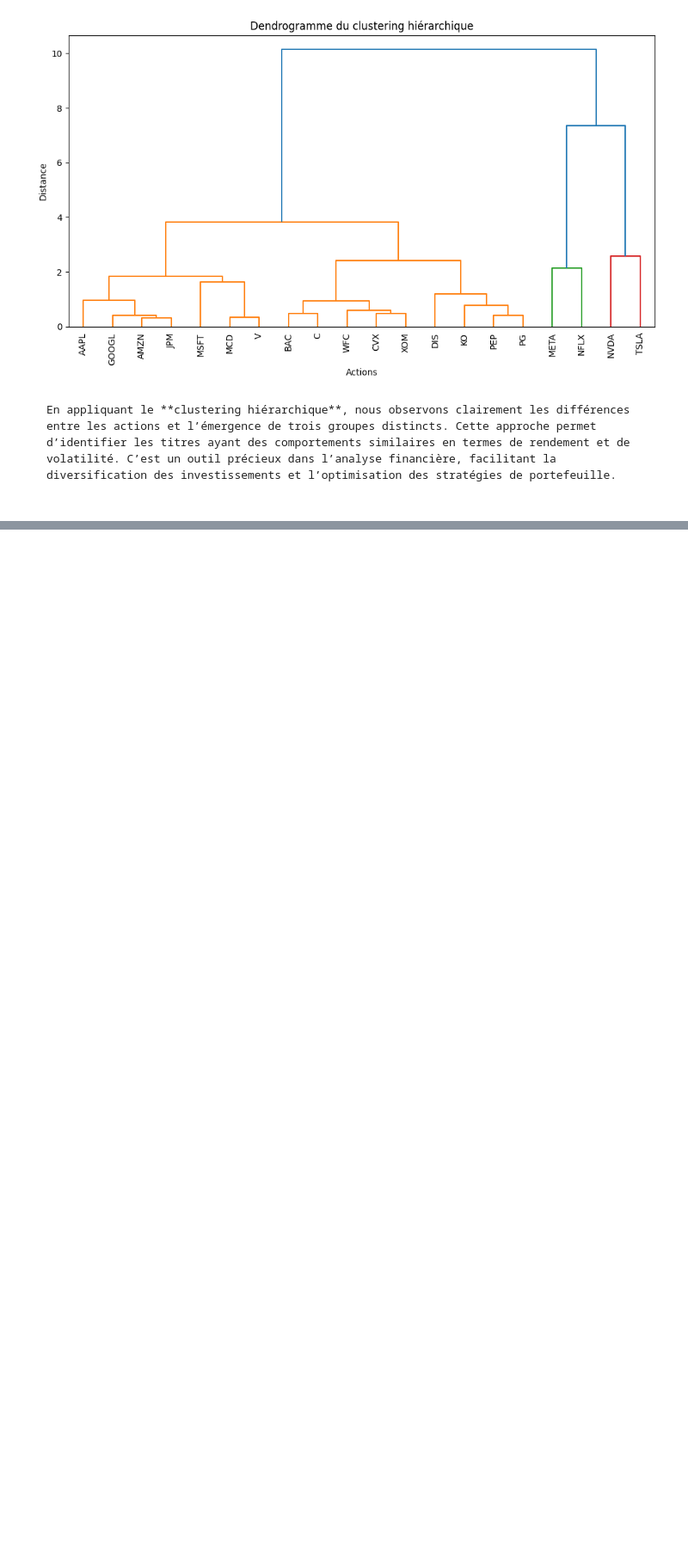
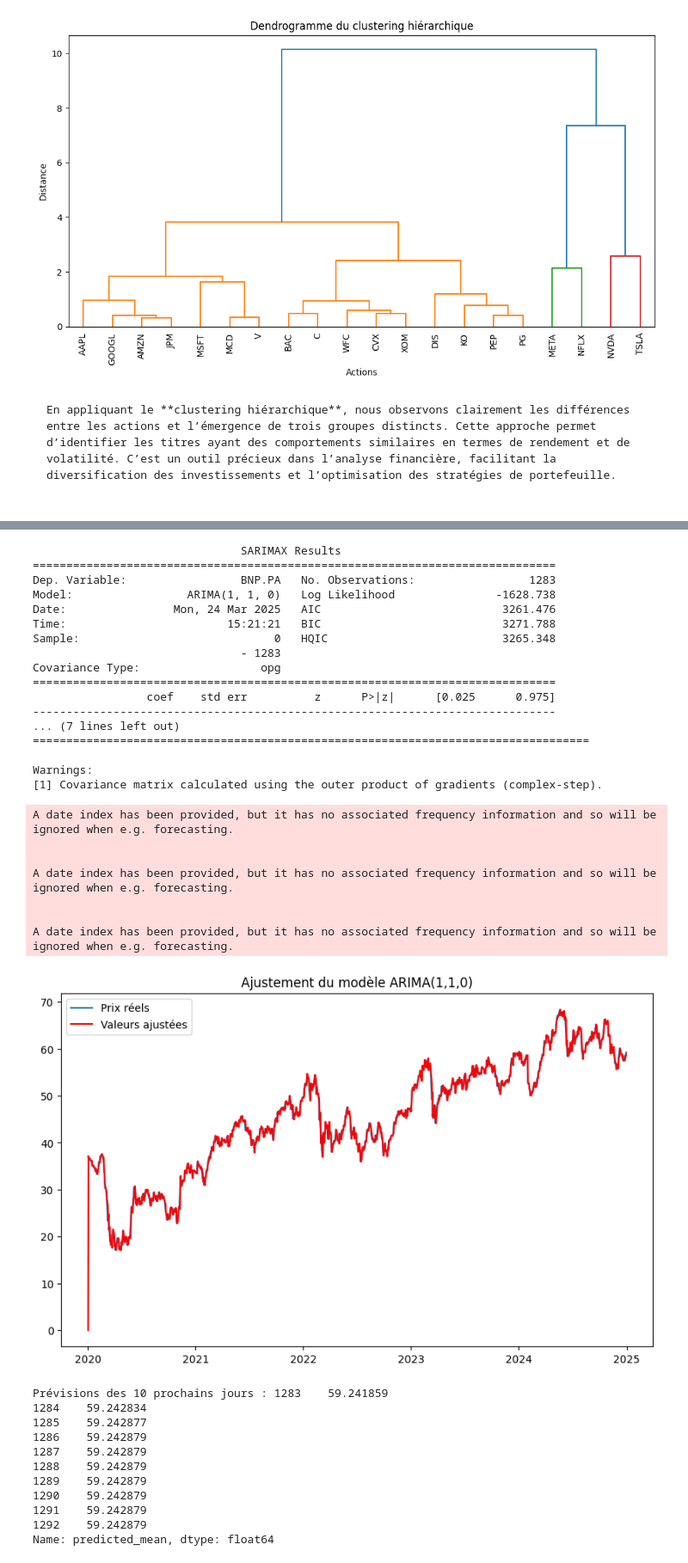
Before and after one commit to Salem-Haouari/Prediction_BNP_Paribas_SA, a Jupyter notebook: projet.ipynb, the cells around one changed output, grey strips where cells are left out. Shown at 86% size. Cells and saved outputs as stored; diff of their text form; code cells hidden in the pictures; blank space fills up the shorter version.

Commit message:
Mise en place de ARIMA

```diff
--- a/projet.ipynb
+++ b/projet.ipynb
@@ -190,0 +362,54 @@ En appliquant le **clustering hiérarchique**, nous observons clairement les dif
+# %%
+from statsmodels.tsa.arima.model import ARIMA
+
+model = ARIMA(bnp, order=(1, 1, 0))
+model_fit = model.fit()
+
+print(model_fit.summary())
+
+plt.figure(figsize=(10, 6))
+plt.plot(bnp, label="Prix réels")
+plt.plot(model_fit.fittedvalues, color='red', label="Valeurs ajustées")
+plt.legend()
+plt.title("Ajustement du modèle ARIMA(1,1,0)")
+plt.show()
+
+forecast = model_fit.forecast(steps=10)
+print("Prévisions des 10 prochains jours :", forecast)
+# %% [output]
+                               SARIMAX Results
+==============================================================================
+Dep. Variable:                 BNP.PA   No. Observations:                 1283
+Model:                 ARIMA(1, 1, 0)   Log Likelihood               -1628.738
+Date:                Mon, 24 Mar 2025   AIC                           3261.476
+Time:                        15:21:21   BIC                           3271.788
+Sample:                             0   HQIC                          3265.348
+                               - 1283
+Covariance Type:                  opg
+==============================================================================
+                 coef    std err          z      P>|z|      [0.025      0.975]
+------------------------------------------------------------------------------
+... (7 lines left out)
+===================================================================================
+
+Warnings:
+[1] Covariance matrix calculated using the outer product of gradients (complex-step).
+A date index has been provided, but it has no associated frequency information and so will be ignored when e.g. forecasting.
+
+
+A date index has been provided, but it has no associated frequency information and so will be ignored when e.g. forecasting.
+
+
+A date index has been provided, but it has no associated frequency information and so will be ignored when e.g. forecasting.
+[figure, added]
+Prévisions des 10 prochains jours : 1283    59.241859
+1284    59.242834
+1285    59.242877
+1286    59.242879
+1287    59.242879
+1288    59.242879
+1289    59.242879
+1290    59.242879
+1291    59.242879
+1292    59.242879
+Name: predicted_mean, dtype: float64
```
Also changed, not shown: parts of 14 cells of this notebook.
